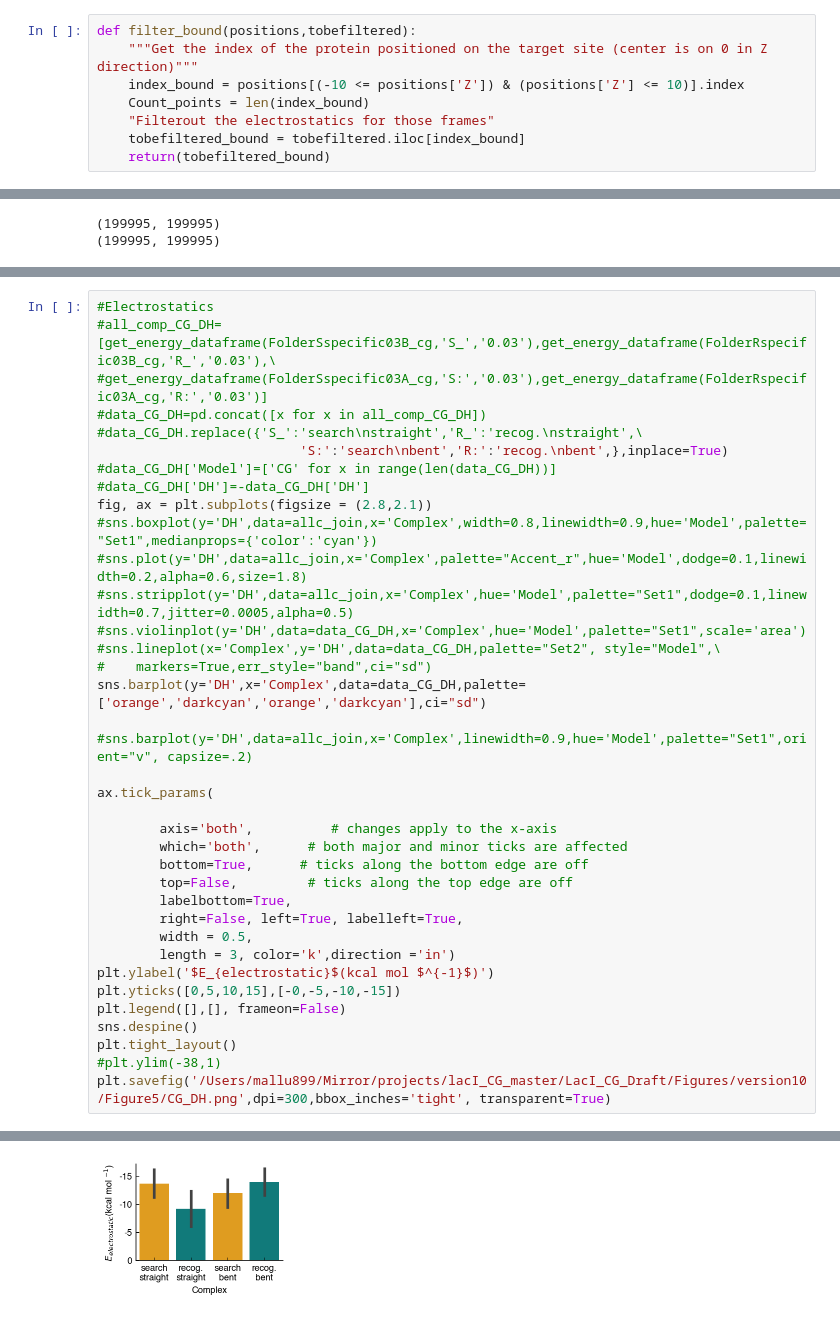
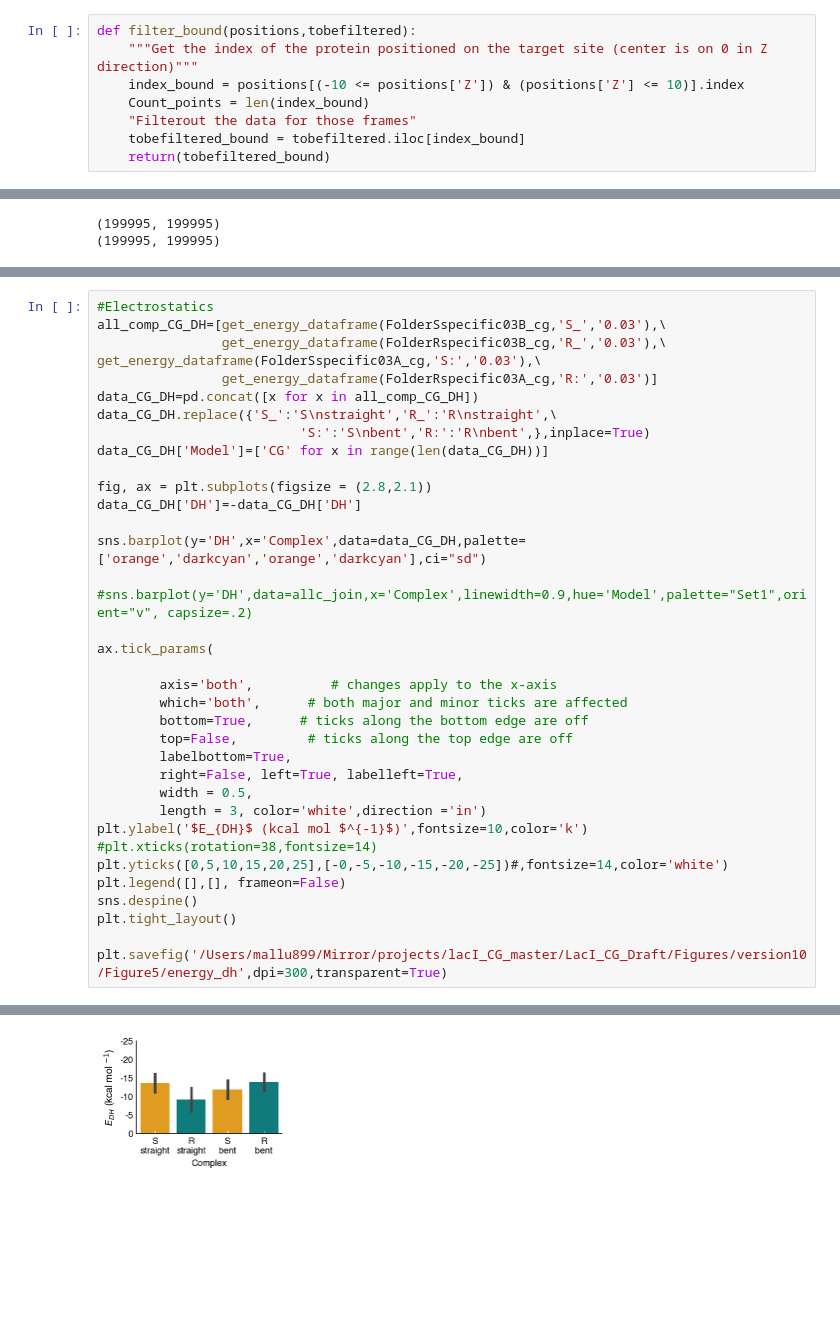
Before and after one commit to mallu2/CG_analysis, a Jupyter notebook: CG_energies_analysis.ipynb, the cells around one changed output, grey strips where cells are left out. Drawn from its saved outputs; the diff is of its cells as text; blank space fills up the shorter version.

Commit message:
Updated energy analysis

```diff
--- a/CG_energies_analysis.ipynb
+++ b/CG_energies_analysis.ipynb
@@ -87,7 +92,7 @@ def filter_bound(positions,tobefiltered):
     """Get the index of the protein positioned on the target site (center is on 0 in Z direction)"""
     index_bound = positions[(-10 <= positions['Z']) & (positions['Z'] <= 10)].index
     Count_points = len(index_bound)
-    "Filterout the electrostatics for those frames"
+    "Filterout the data for those frames"
     tobefiltered_bound = tobefiltered.iloc[index_bound]
     return(tobefiltered_bound)
 # %%
@@ -308,46 +334,45 @@ def get_energy_dataframe(folder,comp,salt,energy='DH',start=None,end=None):
     return(appended)
 # %%
 #Electrostatics
-#all_comp_CG_DH=[get_energy_dataframe(FolderSspecific03B_cg,'S_','0.03'),get_energy_dataframe(FolderRspecific03B_cg,'R_','0.03'),\
-#get_energy_dataframe(FolderSspecific03A_cg,'S:','0.03'),get_energy_dataframe(FolderRspecific03A_cg,'R:','0.03')]
-#data_CG_DH=pd.concat([x for x in all_comp_CG_DH])
-#data_CG_DH.replace({'S_':'search\nstraight','R_':'recog.\nstraight',\
-                          'S:':'search\nbent','R:':'recog.\nbent',},inplace=True)
-#data_CG_DH['Model']=['CG' for x in range(len(data_CG_DH))]
-#data_CG_DH['DH']=-data_CG_DH['DH']
+all_comp_CG_DH=[get_energy_dataframe(FolderSspecific03B_cg,'S_','0.03'),\
+                get_energy_dataframe(FolderRspecific03B_cg,'R_','0.03'),\
+get_energy_dataframe(FolderSspecific03A_cg,'S:','0.03'),\
+                get_energy_dataframe(FolderRspecific03A_cg,'R:','0.03')]
+data_CG_DH=pd.concat([x for x in all_comp_CG_DH])
+data_CG_DH.replace({'S_':'S\nstraight','R_':'R\nstraight',\
+                          'S:':'S\nbent','R:':'R\nbent',},inplace=True)
+data_CG_DH['Model']=['CG' for x in range(len(data_CG_DH))]
+
 fig, ax = plt.subplots(figsize = (2.8,2.1))
-#sns.boxplot(y='DH',data=allc_join,x='Complex',width=0.8,linewidth=0.9,hue='Model',palette="Set1",medianprops={'color':'cyan'})
-#sns.plot(y='DH',data=allc_join,x='Complex',palette="Accent_r",hue='Model',dodge=0.1,linewidth=0.2,alpha=0.6,size=1.8)
-#sns.stripplot(y='DH',data=allc_join,x='Complex',hue='Model',palette="Set1",dodge=0.1,linewidth=0.7,jitter=0.0005,alpha=0.5)
-#sns.violinplot(y='DH',data=data_CG_DH,x='Complex',hue='Model',palette="Set1",scale='area')
-#sns.lineplot(x='Complex',y='DH',data=data_CG_DH,palette="Set2", style="Model",\
-#    markers=True,err_style="band",ci="sd")
+data_CG_DH['DH']=-data_CG_DH['DH']
+
 sns.barplot(y='DH',x='Complex',data=data_CG_DH,palette=['orange','darkcyan','orange','darkcyan'],ci="sd")
 
 #sns.barplot(y='DH',data=allc_join,x='Complex',linewidth=0.9,hue='Model',palette="Set1",orient="v", capsize=.2)
 
 ax.tick_params(
 
         axis='both',          # changes apply to the x-axis
         which='both',      # both major and minor ticks are affected
         bottom=True,      # ticks along the bottom edge are off
         top=False,         # ticks along the top edge are off
         labelbottom=True,
         right=False, left=True, labelleft=True,
         width = 0.5,
-        length = 3, color='k',direction ='in')
-plt.ylabel('$E_{electrostatic}$(kcal mol $^{-1}$)')
-plt.yticks([0,5,10,15],[-0,-5,-10,-15])
+        length = 3, color='white',direction ='in')
+plt.ylabel('$E_{DH}$ (kcal mol $^{-1}$)',fontsize=10,color='k')
+#plt.xticks(rotation=38,fontsize=14)
+plt.yticks([0,5,10,15,20,25],[-0,-5,-10,-15,-20,-25])#,fontsize=14,color='white')
 plt.legend([],[], frameon=False)
 sns.despine()
 plt.tight_layout()
-#plt.ylim(-38,1)
-plt.savefig('/Users/mallu899/Mirror/projects/lacI_CG_master/LacI_CG_Draft/Figures/version10/Figure5/CG_DH.png',dpi=300,bbox_inches='tight', transparent=True)
+
+plt.savefig('/Users/mallu899/Mirror/projects/lacI_CG_master/LacI_CG_Draft/Figures/version10/Figure5/energy_dh',dpi=300,transparent=True)
 # %% [output]
 5
 5
 5
 5
-[figure, old version]
+[figure, new version]
 # %%
 #Electrostatics
```
Also changed, not shown: parts of 22 cells of this notebook.
